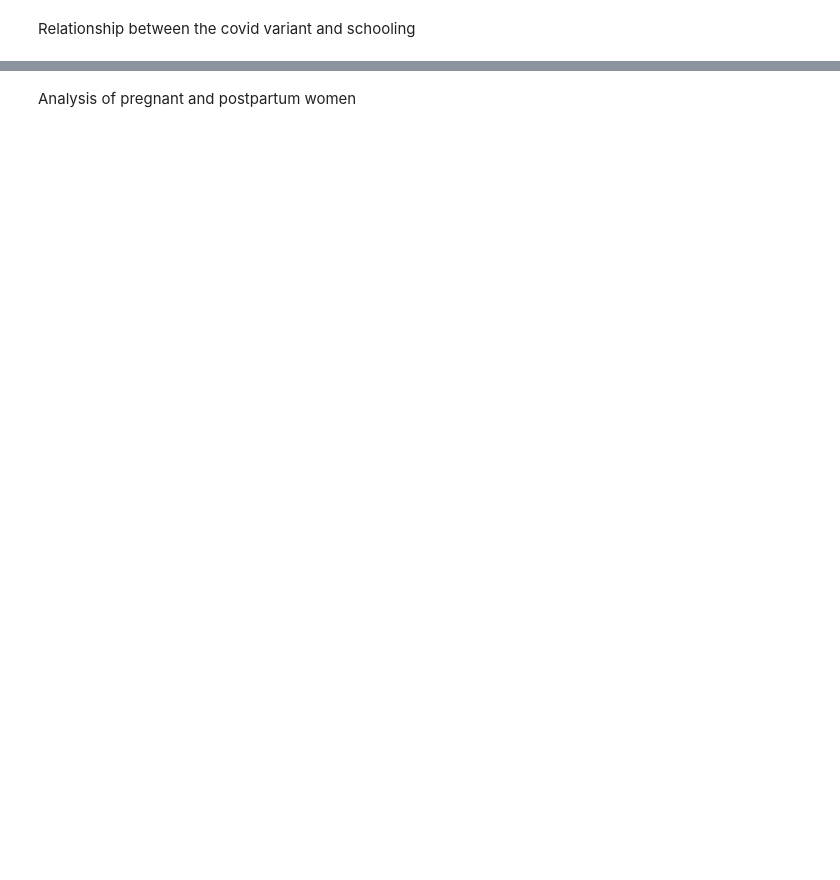
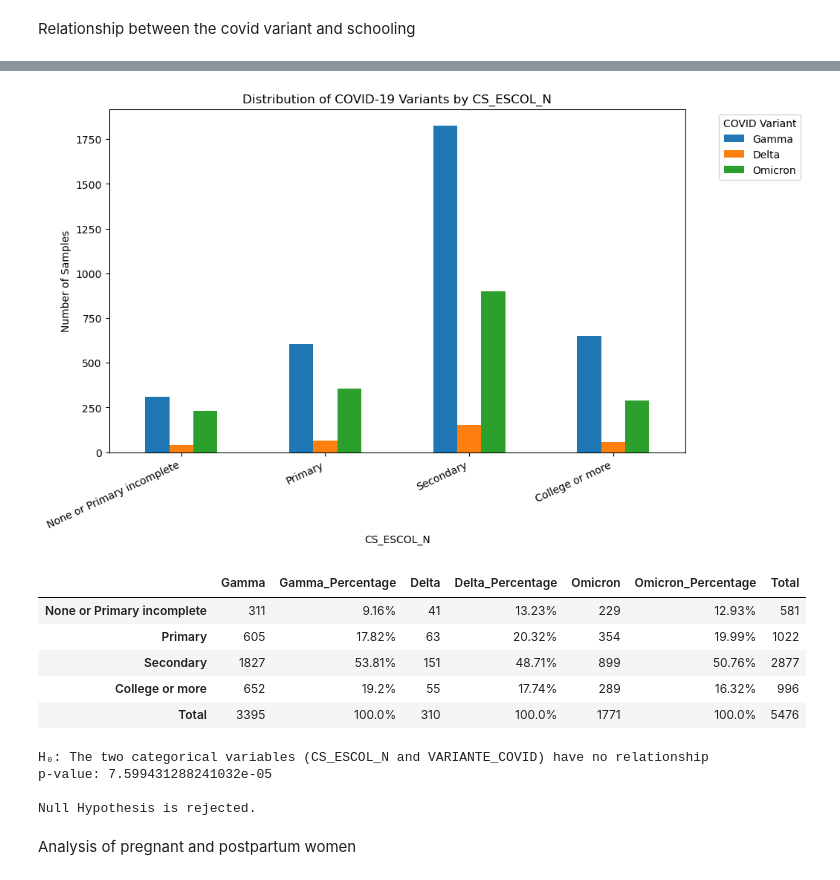
Before and after one commit to LucasTramonte/Analysis-SARS-CoV-2-variants, a Jupyter notebook: exploratory_Sociodemographic_Obstetrical.ipynb, the cells around one changed output, grey strips where cells are left out. Drawn from its saved outputs; the diff is of its cells as text; code cells hidden in the pictures; blank space fills up the shorter version.

```diff
--- a/exploratory_Sociodemographic_Obstetrical.ipynb
+++ b/exploratory_Sociodemographic_Obstetrical.ipynb
@@ -279,2 +209,16 @@ Null Hypothesis is rejected.
+# %%
+plot_and_test_relationship(df, FAIXA_ESCOLARIDADE, 'CS_ESCOL_N')
+# %% [output]
+[figure, added]
+|  | Gamma | Gamma_Percentage | Delta | Delta_Percentage | Omicron | Omicron_Percentage | Total |
+| None or Primary incomplete | 311 | 9.16% | 41 | 13.23% | 229 | 12.93% | 581 |
+| Primary | 605 | 17.82% | 63 | 20.32% | 354 | 19.99% | 1022 |
+| Secondary | 1827 | 53.81% | 151 | 48.71% | 899 | 50.76% | 2877 |
+| College or more | 652 | 19.2% | 55 | 17.74% | 289 | 16.32% | 996 |
+| Total | 3395 | 100.0% | 310 | 100.0% | 1771 | 100.0% | 5476 |
+H₀: The two categorical variables (CS_ESCOL_N and VARIANTE_COVID) have no relationship
+p-value: 7.599431288241032e-05
+
+Null Hypothesis is rejected.
 # %% [markdown]
 Analysis of pregnant and postpartum women
```
Also changed, not shown: parts of 22 cells of this notebook.
